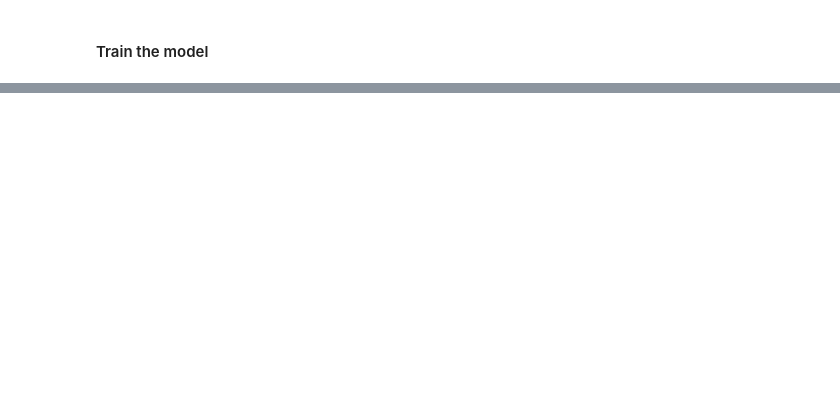
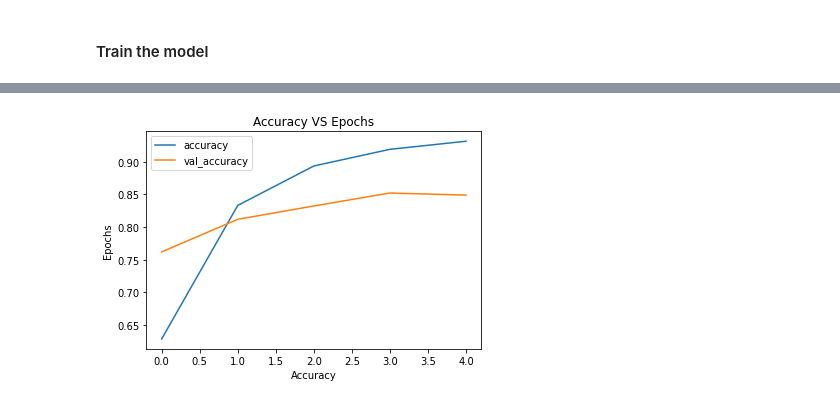
Before and after one commit to ahmed-gharib89/TensorFlow_2_for_Deep_Learning, a Jupyter notebook: Customising your models with TensorFlow 2/week2/Keras_datasets.ipynb, the cells around one changed output, grey strips where cells are left out. Drawn from its saved outputs; the diff is of its cells as text; code cells hidden in the pictures; blank space fills up the shorter version.

```diff
--- a/Customising your models with TensorFlow 2/week2/Keras_datasets.ipynb
+++ b/Customising your models with TensorFlow 2/week2/Keras_datasets.ipynb
@@ -1292,7 +1439,14 @@ model.summary()
 #### Train the model
 # %%
 # Create batched training and validation datasets
+
+train_dataset = train_dataset.batch(batch_size=20, drop_remainder=True)
+validation_dataset = validation_dataset.batch(batch_size=100)
 # %%
 # Shuffle the training data
+
+train_dataset = train_dataset.shuffle(1000)
 # %%
 # Fit the model
+
+history = model.fit(train_dataset, validation_data=validation_dataset, epochs=5)
@@ -1299,2 +1464,5 @@ model.summary()
 # %%
 # Plot the training and validation accuracy
+
+df = pd.DataFrame(history.history)
+df.head()
@@ -1300,0 +1476,7 @@ model.summary()
+# %%
+ax = df[['accuracy', 'val_accuracy']].plot(title='Accuracy VS Epochs')
+ax.set(xlabel='Accuracy', ylabel='Epochs')
+ax.set_label(['Training', 'Validation'])
+plt.show();
+# %% [output]
+[figure, added]
```
Also changed, not shown: parts of 39 cells of this notebook.
